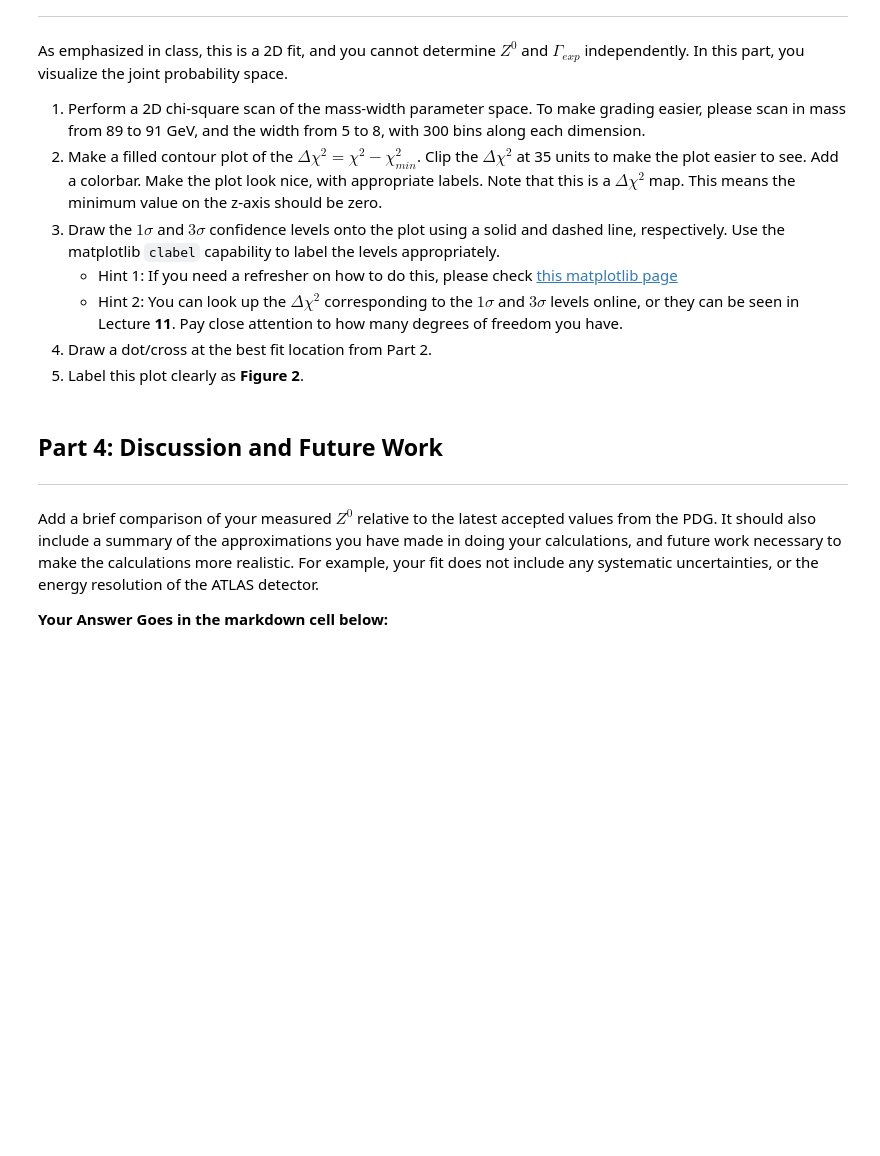
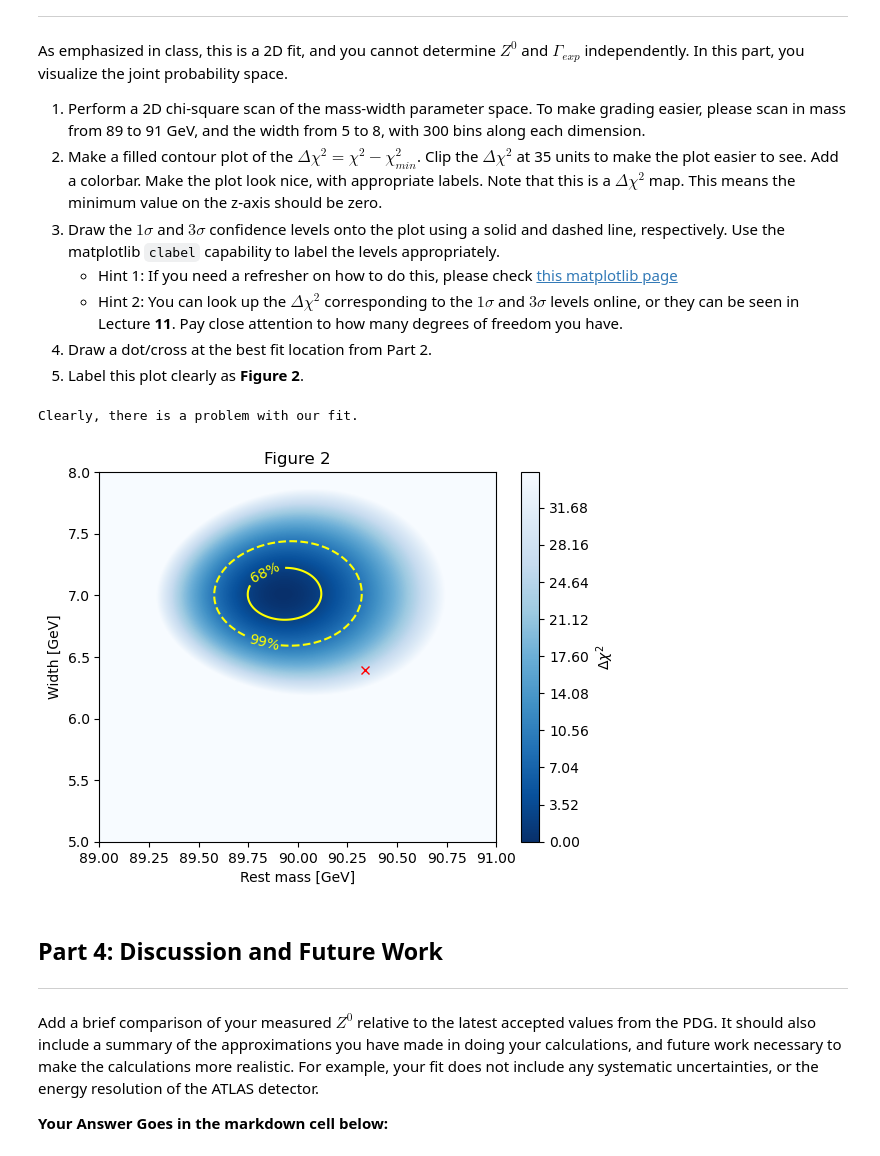
Before and after one commit to danyavur/PHYS265-spring26, a Jupyter notebook: Lab2/lab2_blank.ipynb, the cells around one changed output. Saved outputs shown, nothing was run; the diff lists cells and outputs as text; code cells hidden in the pictures; blank space fills up the shorter version.

```diff
--- a/Lab2/lab2_blank.ipynb
+++ b/Lab2/lab2_blank.ipynb
@@ -215,6 +223,41 @@ As emphasized in class, this is a 2D fit, and you cannot determine $Z^0$ and $\G
    * Hint 2: You can look up the $\Delta \chi^2$ corresponding to the $1\sigma$ and $3\sigma$ levels online, or they can be seen in Lecture **11**. Pay close attention to how many degrees of freedom you have.
 5. Draw a dot/cross at the best fit location from Part 2.
 6. Label this plot clearly as **Figure 2**.
+# %%
+n_bins = 300
+chi_map = np.zeros((n_bins,n_bins))
+mass_in = np.linspace(89,91,n_bins)
+gamma = np.linspace(5,8,n_bins)
+
+for i in range(n_bins):
+    for j in range(n_bins):
+        theory = normBreitWigner(bin_centers[mask],mass_in[i],gamma[j])
+        chi2 = np.sum((counts[mask]-theory)**2/(np.sqrt(counts[mask])**2))
+        chi_map[i,j] = chi2
+
+fig, axis = plt.subplots()
+chi_min = chi_map.min()
+chi_map = np.clip(chi_map,chi_min,chi_min+35)
+delta_chi_map=chi_map-chi_min
+
+X,Y = np.meshgrid(mass_in,gamma)
+cs = axis.contourf(X,Y,delta_chi_map,500,cmap='Blues_r')
+cbar = fig.colorbar(cs,ax=axis)
+cbar.set_label(r"$\Delta \chi^2$")
+axis.plot(params[0],params[1],'rx')
+
+levels = [2.30,9.21]
+CS = axis.contour(X,Y,delta_chi_map,levels,colors=['yellow','yellow'], linestyles=['solid','dashed'])
+
+axis.clabel(CS,inline=True,fmt={levels[0]:'68%',levels[1]:'99%'})
+axis.set_xlabel("Rest mass [GeV]")
+axis.set_ylabel("Width [GeV]")
+axis.set_title("Figure 2")
+
+print("Clearly, there is a problem with our fit.")
+# %% [output]
+Clearly, there is a problem with our fit.
+[figure, added]
 # %% [markdown]
 ## Part 4: Discussion and Future Work
 ----
```
Also changed, not shown: parts of 1 cell of this notebook.
